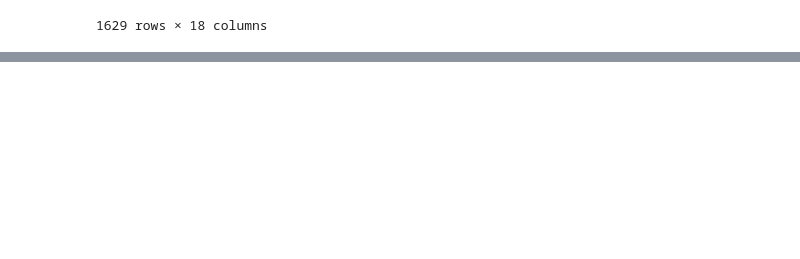
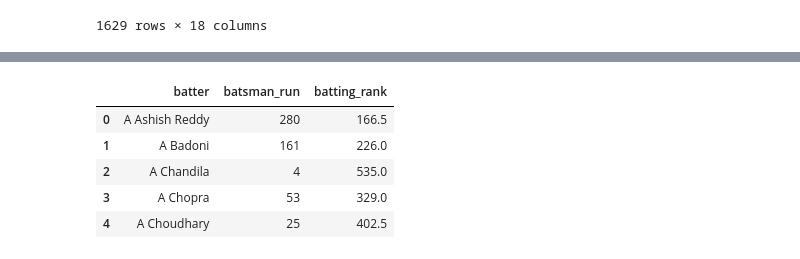
Before and after one commit to mohitjaryal/pandas, a Jupyter notebook: data_frames_methods.ipynb, the cells around one changed output, grey strips where cells are left out. Saved outputs shown, nothing was run; the diff lists cells and outputs as text; code cells hidden in the pictures; blank space fills up the shorter version.

```diff
--- a/data_frames_methods.ipynb
+++ b/data_frames_methods.ipynb
@@ -12,6 +12,8 @@ vk = pd.read_csv('data/kohli_ipl.csv')
 movies = pd.read_csv('data/movies.csv')
 
 subs = pd.read_csv('data/subs.csv')
+
+batsman = pd.read_csv('data/batsman_runs_ipl.csv')
 # %%
 # value_counts() -> applicable in both series and data frame
 
@@ -133,0 +170,14 @@ movies.sort_values(['title_x'])
+# %%
+# rank -> it only work with series
+# rank() in a pandas DataFrame assigns a numerical position to each value based on its order compared to others (smallest to largest or vice versa)
+
+# by batsman['batting_rank'] = this we created a new column
+batsman['batting_rank']=batsman['batsman_run'].rank(ascending=False)
+batsman.head(5)
+# %% [output]
+|  | batter | batsman_run | batting_rank |
+| 0 | A Ashish Reddy | 280 | 166.5 |
+| 1 | A Badoni | 161 | 226.0 |
+| 2 | A Chandila | 4 | 535.0 |
+| 3 | A Chopra | 53 | 329.0 |
+| 4 | A Choudhary | 25 | 402.5 |
```
Also changed, not shown: parts of 5 cells of this notebook.
